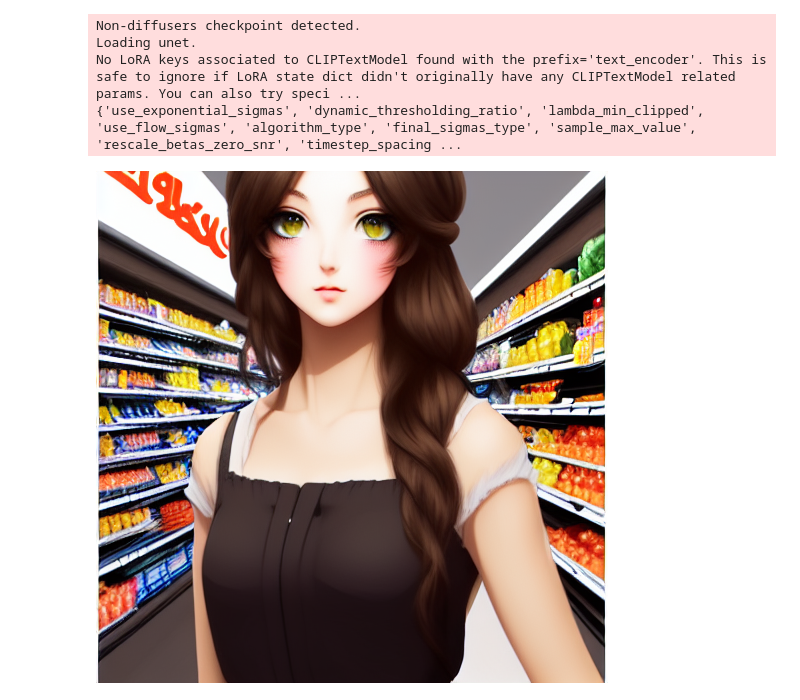
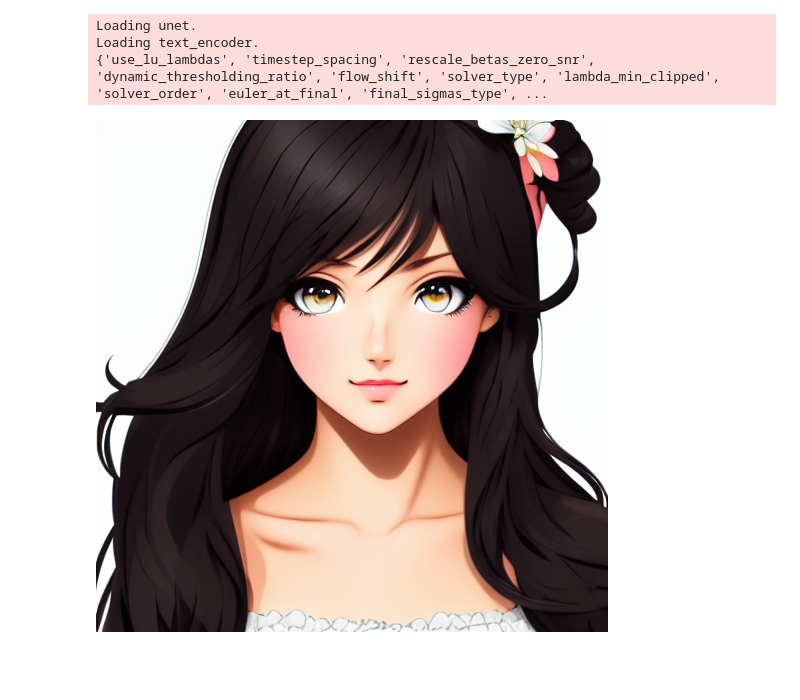
Before and after one commit to jomo0825/MrFuGenerativeAI, a Jupyter notebook: LoRA/MrFu_LoRA.ipynb, the cells around one changed output. Saved outputs shown, nothing was run; the diff lists cells and outputs as text; code cells hidden in the pictures; blank space fills up the shorter version.

```diff
--- a/LoRA/MrFu_LoRA.ipynb
+++ b/LoRA/MrFu_LoRA.ipynb
@@ -369,7 +405,7 @@ demo.close()
 from diffusers import StableDiffusionPipeline, DPMSolverMultistepScheduler
 import torch
 
-preview_prompt = f"{token_name}, a illustration of girl. walking in supermarket, 8k, lineart, extremly detailed eyes, digital painting. masterpiece, best quality."
+preview_prompt = f"{token_name}, a illustration of girl."
 negative_prompt = "grain, pattern, disfigured, kitsch, ugly, oversaturated, grain, low-res, Deformed, blurry, bad anatomy, disfigured, poorly drawn face, mutation, mutated, extra limb, poorly drawn hands, missing limb, blurry, floating limbs, disconnected limbs, malformed hands, blur, out of focus, long neck, long body, disgusting, poorly drawn, childish, mutilated, mangled, old, surreal"
 
 if pipeline is None:
@@ -377,37 +413,36 @@ if pipeline is None:
       "stable-diffusion-v1-5/stable-diffusion-v1-5",
       torch_dtype=torch.float16,
   ).to("cuda")
 
 pipeline.enable_xformers_memory_efficient_attention()
 
 pipeline.load_lora_weights(output_dir, weight_name="pytorch_lora_weights.safetensors")
 
 scheduler_args = {}
 
 if "variance_type" in pipeline.scheduler.config:
     variance_type = pipeline.scheduler.config.variance_type
 
     if variance_type in ["learned", "learned_range"]:
         variance_type = "fixed_small"
 
     scheduler_args["variance_type"] = variance_type
 
 pipeline.scheduler = DPMSolverMultistepScheduler.from_config(pipeline.scheduler.config, **scheduler_args)
 
 output = pipeline(
     preview_prompt,
     negative_prompt=negative_prompt,
     num_inference_steps=20,
     guidance_scale=5,
 )
 
 display(output.images[0])
 # %% [output]
-Non-diffusers checkpoint detected.
 Loading unet.
-No LoRA keys associated to CLIPTextModel found with the prefix='text_encoder'. This is safe to ignore if LoRA state dict didn't originally have any CLIPTextModel related params. You can also try speci ...
-{'use_exponential_sigmas', 'dynamic_thresholding_ratio', 'lambda_min_clipped', 'use_flow_sigmas', 'algorithm_type', 'final_sigmas_type', 'sample_max_value', 'rescale_betas_zero_snr', 'timestep_spacing ...
+Loading text_encoder.
+{'use_lu_lambdas', 'timestep_spacing', 'rescale_betas_zero_snr', 'dynamic_thresholding_ratio', 'flow_shift', 'solver_type', 'lambda_min_clipped', 'solver_order', 'euler_at_final', 'final_sigmas_type', ...
-[figure, old version]
+[figure, new version]
 # %%
 # 4. Download your .savetensors model to Colab
 # Mount your Google Drive and upload your LoRA model
```
Also changed, not shown: parts of 3 cells of this notebook.
